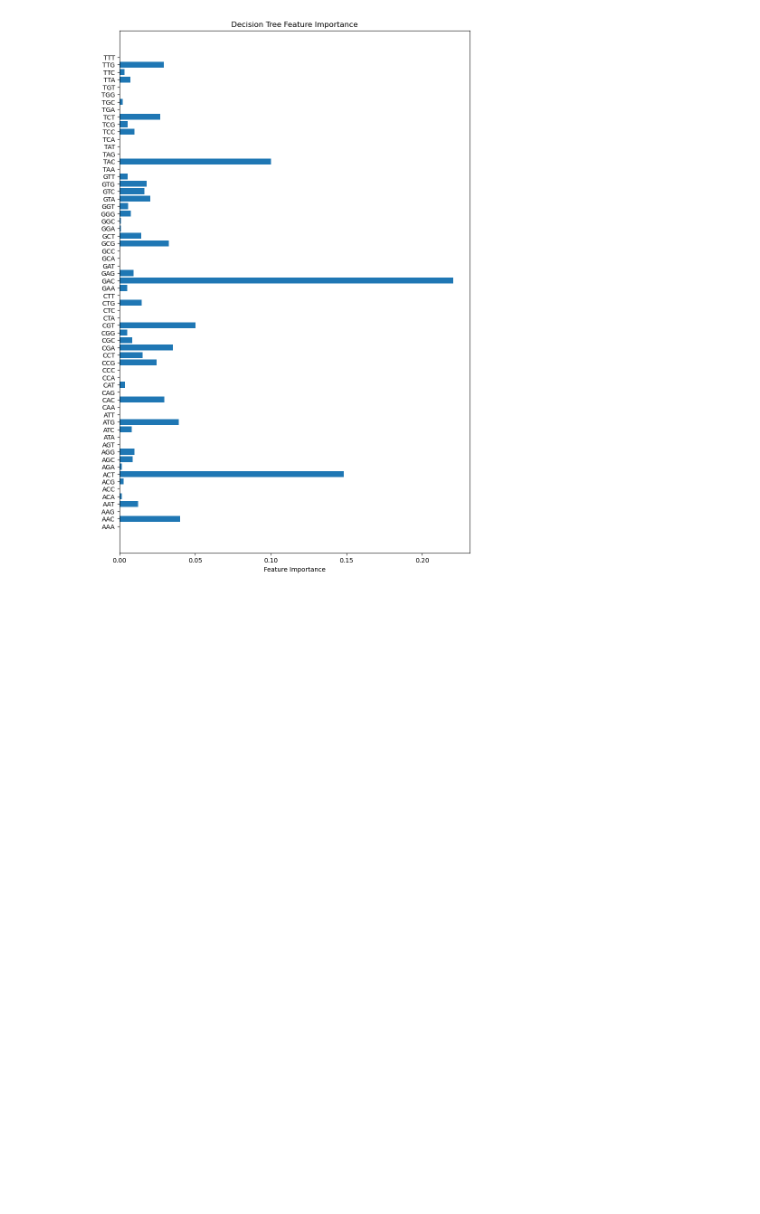
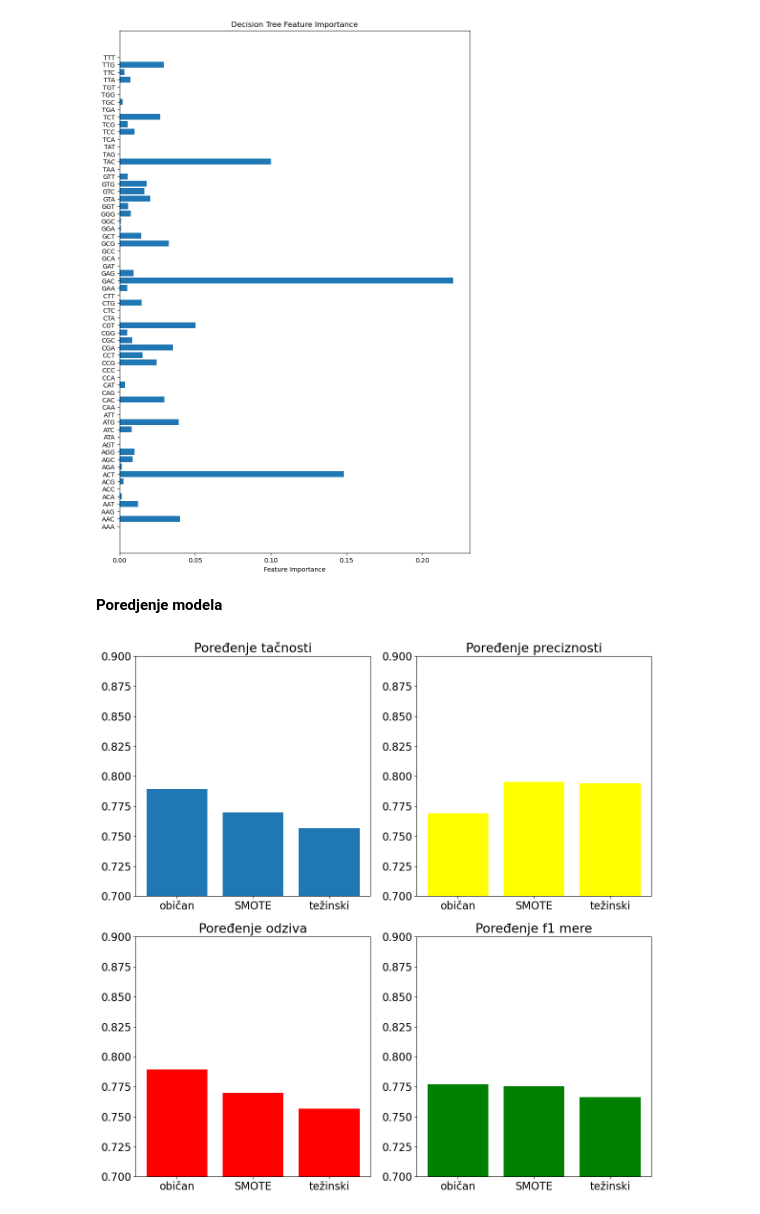
Before and after one commit to skiiszn/E.coli-Codon-Analysis, a Jupyter notebook: classification/decision_tree.ipynb, the cells around one changed output. Cells and saved outputs as stored; diff of their text form; code cells hidden in the pictures; blank space fills up the shorter version.

```diff
--- a/classification/decision_tree.ipynb
+++ b/classification/decision_tree.ipynb
@@ -159,14 +173,20 @@ best_clf = DecisionTreeClassifier(random_state=42, **best_params, class_weight=c
 best_clf.fit(X_train, y_train)
 
 y_pred_best = best_clf.predict(X_test)
-accuracy_best = accuracy_score(y_test, y_pred_best)
+accuracy_best_cw = accuracy_score(y_test, y_pred_best)
+precision_best_cw = precision_score(y_test, y_pred_best, average='weighted')
+recall_best_cw = recall_score(y_test, y_pred_best, average='weighted')
+f1_best_cw = f1_score(y_test, y_pred_best, average='weighted')
 
 classification_rep = classification_report(y_test, y_pred_best)
 feature_importance = best_clf.feature_importances_
 
 print("\nNajbolji parametri:", best_params)
-print("Preciznost modela sa najboljim parametrima:", round(accuracy_best, 5))
-print("\nIzvestaj o klasifikaciji:\n", classification_rep)
+print("Tacnost modela sa najboljim parametrima:", round(accuracy_best_cw, 5))
+print("Precision modela sa najboljim parametrima:", round(precision_best_cw, 5))
+print("Recall modela sa najboljim parametrima:", round(recall_best_cw, 5))
+print("F1 score modela sa najboljim parametrima:", round(f1_best_cw, 5))
+#print("\nIzvestaj o klasifikaciji:\n", classification_rep)
 # %% [output]
 Fitting 5 folds for each of 108 candidates, totalling 540 fits
 [CV 1/5] END criterion=gini, max_depth=None, min_samples_leaf=1, min_samples_split=2;, score=0.738 total time=   0.0s
@@ -197,3 +217,34 @@ plt.title('Decision Tree Feature Importance')
 plt.show()
 # %% [output]
 [figure]
+# %% [markdown]
+**Poredjenje modela**
+# %%
+plt.rcParams.update({'font.size': 16})
+fig = plt.figure(figsize=(12, 12))
+
+plt.subplot(2, 2, 1)
+plt.bar(['običan', 'SMOTE', 'težinski'], [accuracy_best, accuracy_best_SMOTE, accuracy_best_cw])
+plt.title('Poređenje tačnosti')
+plt.ylim(0.7, 0.9)
+
+plt.subplot(2, 2, 2)
+plt.bar(['običan', 'SMOTE', 'težinski'], [precision_best, precision_best_SMOTE, precision_best_cw], color='yellow')
+plt.title('Poređenje preciznosti')
+plt.ylim(0.7, 0.9)
+
+plt.subplot(2, 2, 3)
+plt.bar(['običan', 'SMOTE', 'težinski'], [recall_best, recall_best_SMOTE, recall_best_cw], color='red')
+plt.title('Poređenje odziva')
+plt.ylim(0.7, 0.9)
+
+plt.subplot(2, 2, 4)
+plt.bar(['običan', 'SMOTE', 'težinski'], [f1_best, f1_best_SMOTE, f1_best_cw], color='green')
+plt.title('Poređenje f1 mere')
+plt.ylim(0.7, 0.9)
+
+plt.savefig('DTC_poredjenje.png')
+plt.tight_layout()
+plt.show()
+# %% [output]
+[figure, added]
```
Also changed, not shown: parts of 6 cells of this notebook, 9 other files.
